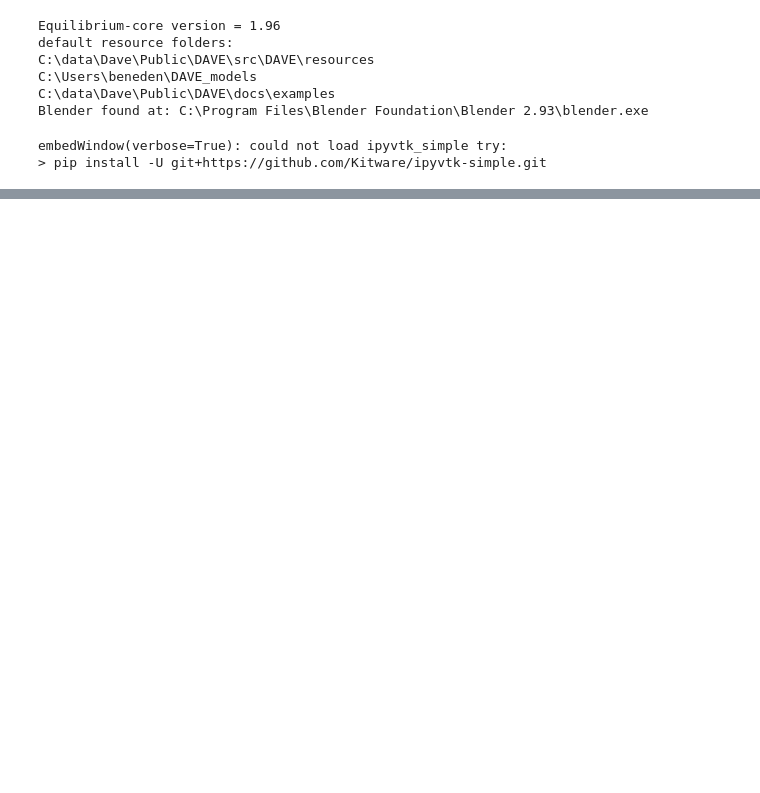
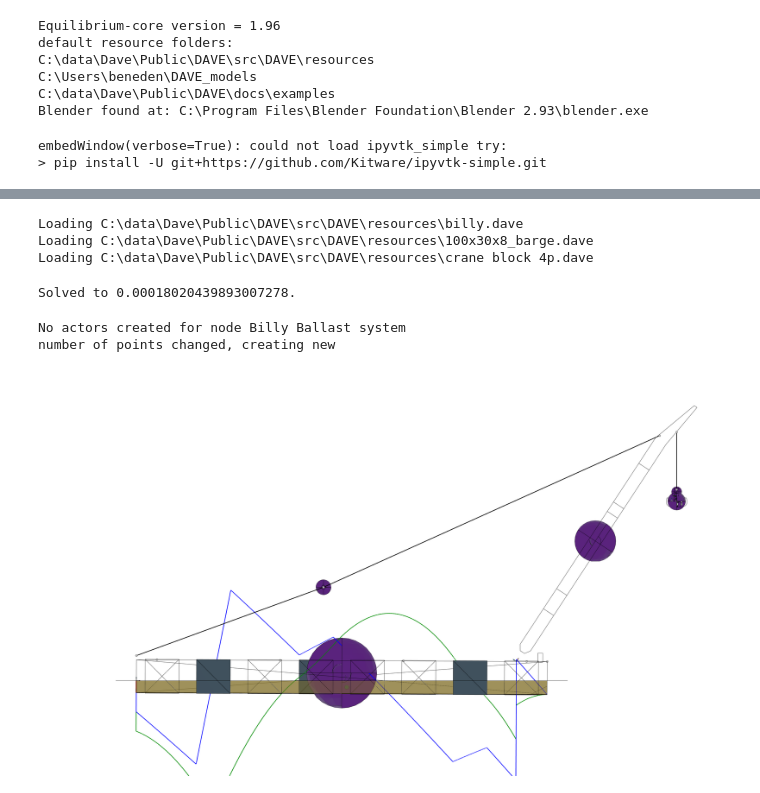
Before and after one commit to RubendeBruin/DAVE, a Jupyter notebook: docs/examples/dave_jupyter_show.ipynb, the cells around one changed output, grey strips where cells are left out. Cells and saved outputs as stored; diff of their text form; code cells hidden in the pictures; blank space fills up the shorter version.

```diff
--- a/docs/examples/dave_jupyter_show.ipynb
+++ b/docs/examples/dave_jupyter_show.ipynb
@@ -33,0 +34,30 @@ KeyboardInterrupt:
+# %%
+s = Scene()
+s.load_scene('res: billy.dave')
+s["sb_inner2"].fill_pct = 100
+s["sb_outer2"].fill_pct = 100
+s["ps_inner2"].fill_pct = 100.0
+s["ps_outer2"].fill_pct = 100.0
+
+s["sb_outer7"].fill_pct = 100
+s["ps_outer4"].fill_pct = 100
+
+s.solve_statics()
+
+moment_line = create_momentline_actors(s['Billy'], scale_to=25)
+shearline = create_shearline_actors(s['Billy'], scale_to=25)
+# %% [output]
+Loading C:\data\Dave\Public\DAVE\src\DAVE\resources\billy.dave
+Loading C:\data\Dave\Public\DAVE\src\DAVE\resources\100x30x8_barge.dave
+Loading C:\data\Dave\Public\DAVE\src\DAVE\resources\crane block 4p.dave
+Solved to 0.00018020439893007278.
+# %%
+show(s, camera_pos = (60.055882766833015, -190.07016017312623, 26.050582829801677),      projection = '2d',     scale = 49.212986584495425,
+     lookat = 'y',
+     additional_actors=(*moment_line, *shearline),
+     painters='X-ray',
+     zoom_fit = False)
+# %% [output]
+No actors created for node Billy Ballast system
+number of points changed, creating new
+[figure, added]
```
Also changed, not shown: parts of 6 cells of this notebook, 13 other files.
